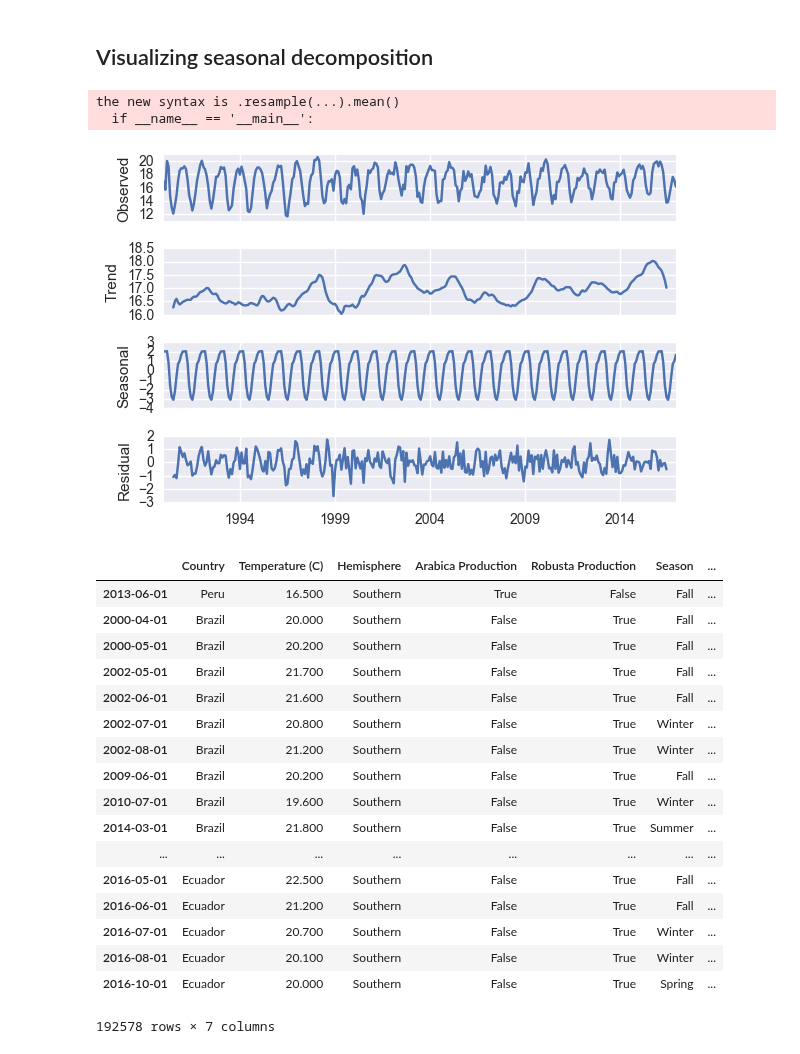
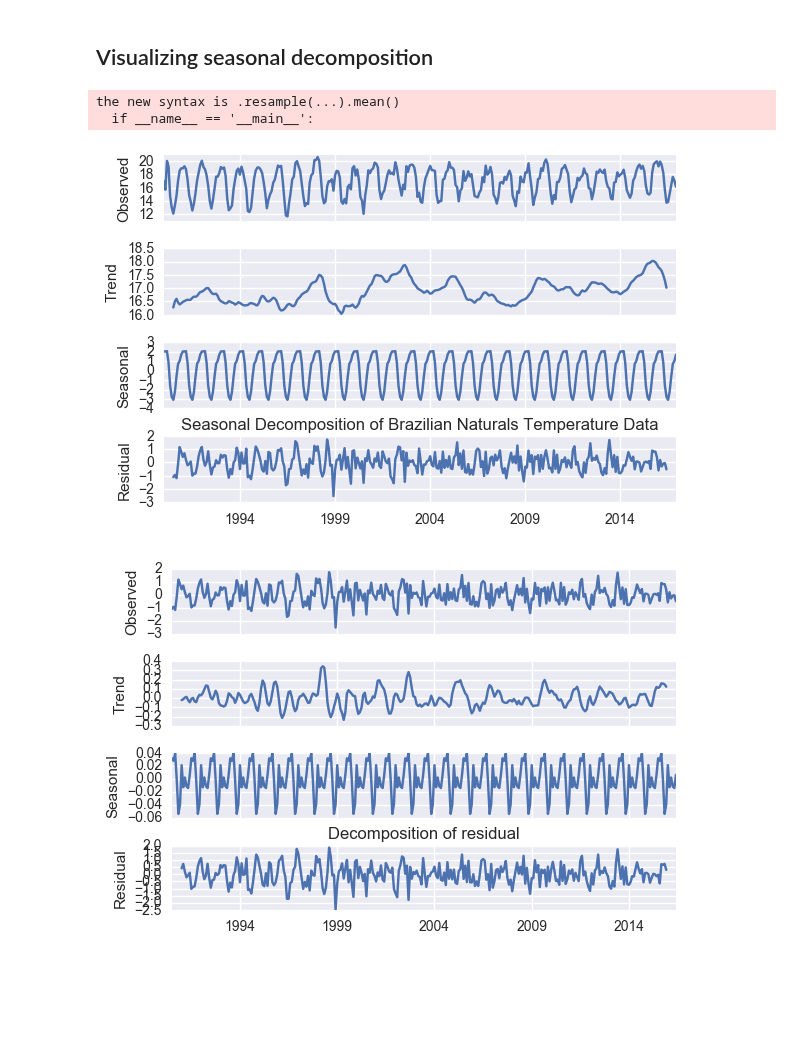
Before and after one commit to mohsseha/DSI-BOS-students, a Jupyter notebook: ntmitchell/capstone project/EDA--temperatures.ipynb, the cells around one changed output. Saved outputs shown, nothing was run; the diff lists cells and outputs as text; code cells hidden in the pictures; blank space fills up the shorter version.

```diff
--- a/ntmitchell/capstone project/EDA--temperatures.ipynb
+++ b/ntmitchell/capstone project/EDA--temperatures.ipynb
@@ -22,30 +22,16 @@ bn_weights = production.get_production_share_by_country("Brazilian Naturals")
 bn_temperatures = temperatures.get_temperature_data_by_ICO_category("Brazilian Naturals")
 # %%
 bn_temperatures_monthly_averages = bn_temperatures[bn_temperatures.index.year >= 1990]["Temperature (C)"].resample("M", 'mean')
+
 seasonal_decompose(bn_temperatures_monthly_averages).plot()
+plt.title("Seasonal Decomposition of Brazilian Naturals Temperature Data")
 plt.show()
+
+seasonal_decompose(seasonal_decompose(bn_temperatures_monthly_averages).resid.dropna()).plot()
+plt.title("Decomposition of residual")
+plt.show()
 # %% [output]
 the new syntax is .resample(...).mean()
   if __name__ == '__main__':
-[figure, old version]
+[figure, new version]
+[figure, added]
-# %%
-temperatures.temperature_data
-# %% [output]
-|  | Country | Temperature (C) | Hemisphere | Arabica Production | Robusta Production | Season | ... |
-| 2013-06-01 | Peru | 16.500 | Southern | True | False | Fall | ... |
-| 2000-04-01 | Brazil | 20.000 | Southern | False | True | Fall | ... |
-| 2000-05-01 | Brazil | 20.200 | Southern | False | True | Fall | ... |
-| 2002-05-01 | Brazil | 21.700 | Southern | False | True | Fall | ... |
-| 2002-06-01 | Brazil | 21.600 | Southern | False | True | Fall | ... |
-| 2002-07-01 | Brazil | 20.800 | Southern | False | True | Winter | ... |
-| 2002-08-01 | Brazil | 21.200 | Southern | False | True | Winter | ... |
-| 2009-06-01 | Brazil | 20.200 | Southern | False | True | Fall | ... |
-| 2010-07-01 | Brazil | 19.600 | Southern | False | True | Winter | ... |
-| 2014-03-01 | Brazil | 21.800 | Southern | False | True | Summer | ... |
-| ... | ... | ... | ... | ... | ... | ... | ... |
-| 2016-05-01 | Ecuador | 22.500 | Southern | False | True | Fall | ... |
-| 2016-06-01 | Ecuador | 21.200 | Southern | False | True | Fall | ... |
-| 2016-07-01 | Ecuador | 20.700 | Southern | False | True | Winter | ... |
-| 2016-08-01 | Ecuador | 20.100 | Southern | False | True | Winter | ... |
-| 2016-10-01 | Ecuador | 20.000 | Southern | False | True | Spring | ... |
-192578 rows × 7 columns
```
Also changed, not shown: parts of 6 cells of this notebook, 5 other files.
